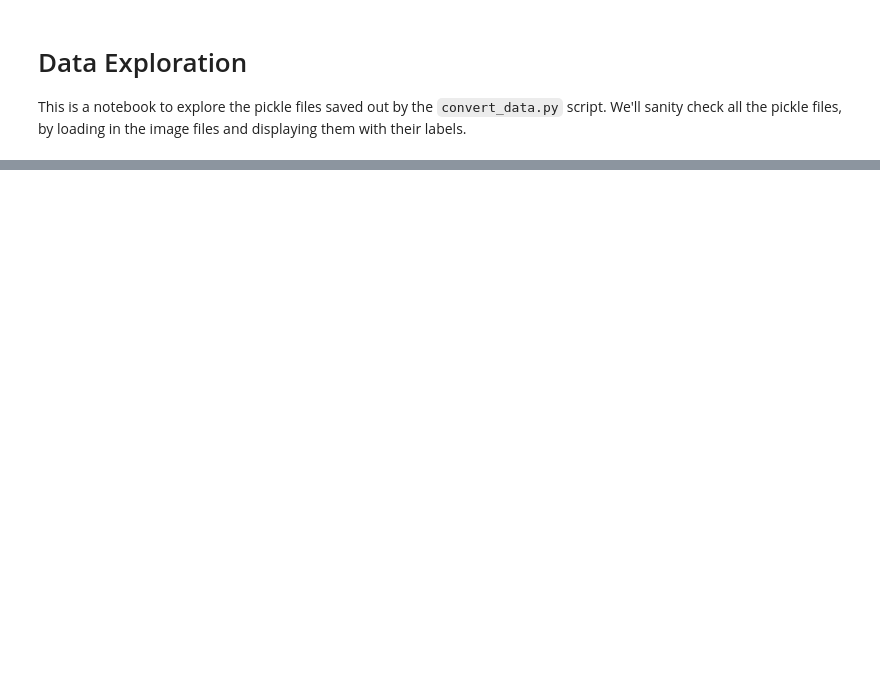
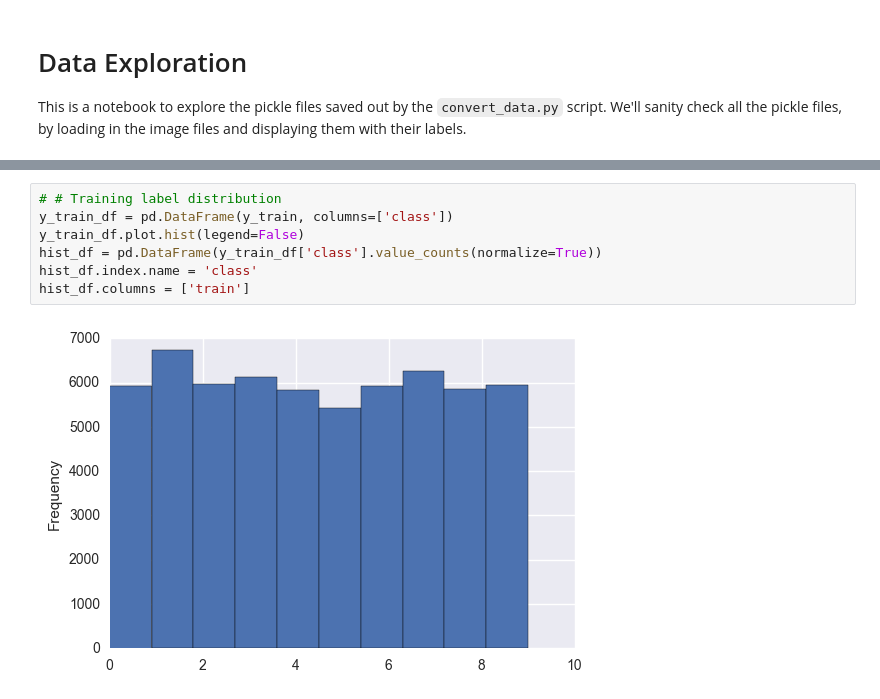
Before and after one commit to timgasser/keras-mnist, a Jupyter notebook: notebooks/data_exploration.ipynb, the cells around one changed output, grey strips where cells are left out. Drawn from its saved outputs; the diff is of its cells as text; blank space fills up the shorter version.

```diff
--- a/notebooks/data_exploration.ipynb
+++ b/notebooks/data_exploration.ipynb
@@ -19,0 +81,9 @@ Y_TRAIN = DIR + 'train-images.idx3-ubyte.pkl'
+# %%
+# # Training label distribution
+y_train_df = pd.DataFrame(y_train, columns=['class'])
+y_train_df.plot.hist(legend=False)
+hist_df = pd.DataFrame(y_train_df['class'].value_counts(normalize=True))
+hist_df.index.name = 'class'
+hist_df.columns = ['train']
+# %% [output]
+[figure, added]
```
Also changed, not shown: parts of 14 cells of this notebook.
